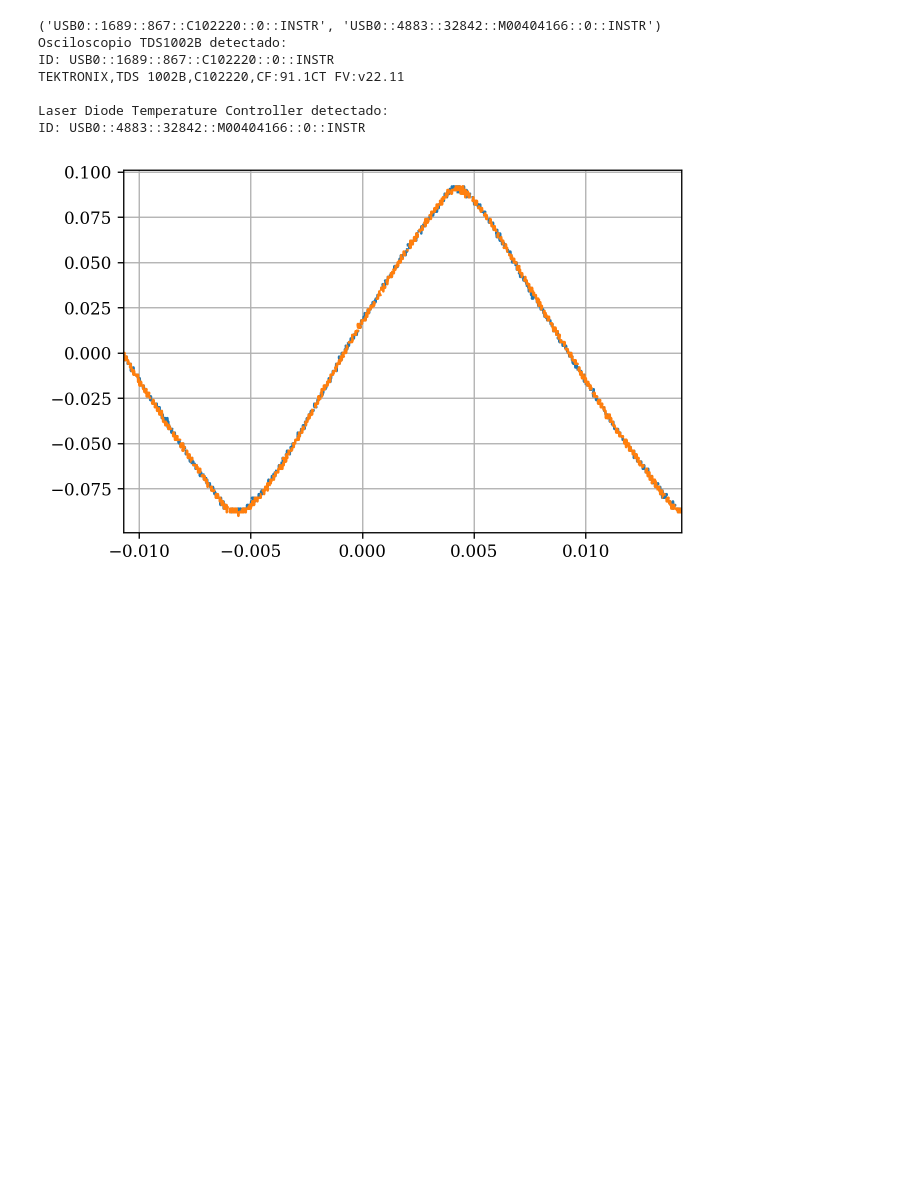
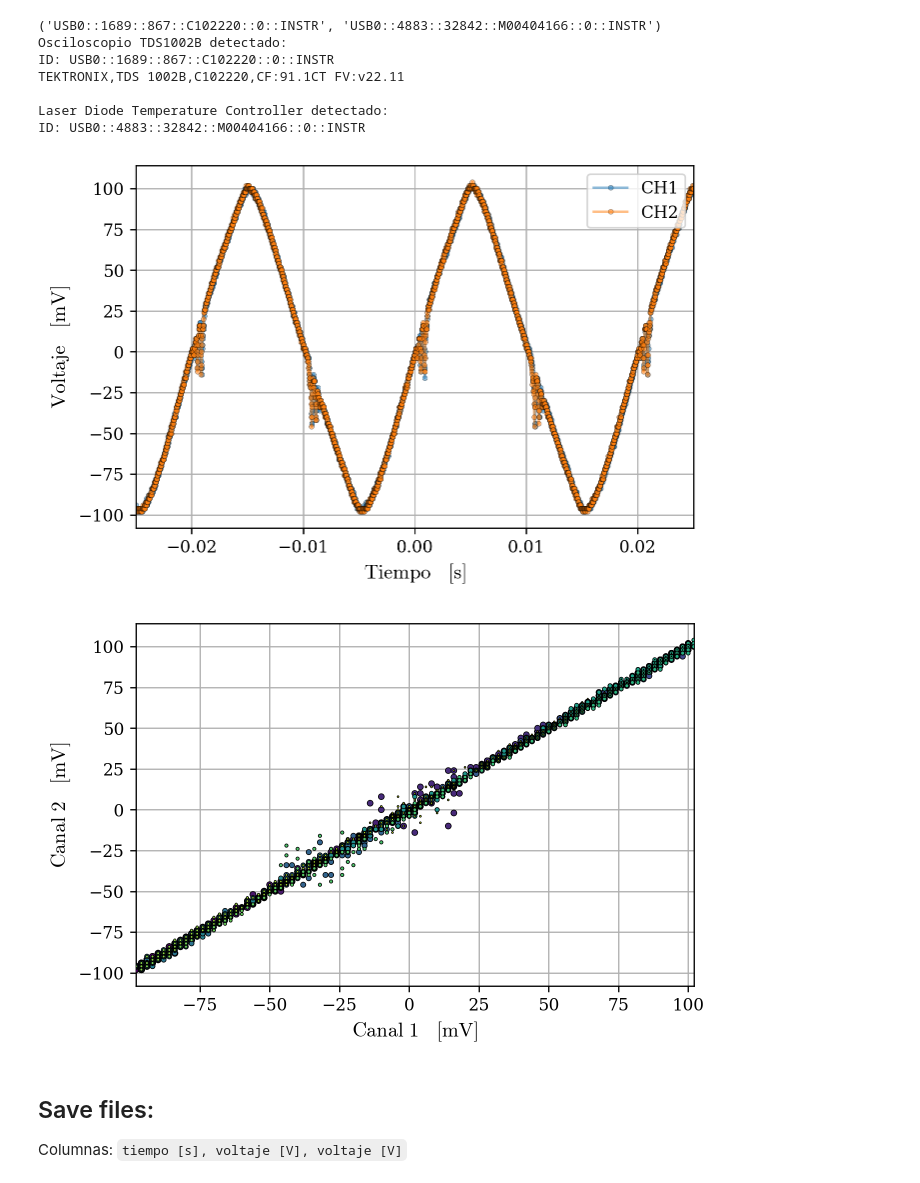
Before and after one commit to agustinbrusco/Laboratorio5, a Jupyter notebook: Datos y código - Práctica 2/espectroscopia_laser_adquisicion.ipynb, the cells around one changed output. Saved outputs shown, nothing was run; the diff lists cells and outputs as text; code cells hidden in the pictures; blank space fills up the shorter version.

Commit message:
progreso plots

```diff
--- a/Datos y código - Práctica 2/espectroscopia_laser_adquisicion.ipynb
+++ b/Datos y código - Práctica 2/espectroscopia_laser_adquisicion.ipynb
@@ -49,13 +49,36 @@ TEKTRONIX,TDS 1002B,C102220,CF:91.1CT FV:v22.11
 
 Laser Diode Temperature Controller detectado:
 ID: USB0::4883::32842::M00404166::0::INSTR
-# %%
-t1, CH1 = osci.read_data(0)
-t2, CH2 = osci.read_data(1)
-
-plt.figure()
-plt.plot(t1, CH1, '-.')
-plt.plot(t2, CH2, '-.')
-plt.show()
-# %% [output]
-[figure, removed]
+# %%
+volt_scale = 'mV'
+scale_dict = {'V': 1e0, 'mV': 1e3,}
+
+tiempo, channel1 = osci.read_data(0)  # s, V
+tiempo, channel2 = osci.read_data(1)  # s, V
+
+
+plt.figure()
+plt.plot(tiempo, channel1*scale_dict[volt_scale], '.-',
+         **MARKER_FMT, alpha=0.5, label='CH1')
+plt.plot(tiempo, channel2*scale_dict[volt_scale], '.-',
+         **MARKER_FMT, alpha=0.5, label='CH2')
+plt.legend()
+plt.xlabel('$\mathrm{Tiempo}\quad\mathrm{[s]}$')
+plt.ylabel('$\mathrm{Voltaje}\quad\mathrm{['+volt_scale+']}$')
+plt.show()
+
+plt.figure()
+plt.scatter(channel1*scale_dict[volt_scale],
+            channel2*scale_dict[volt_scale],
+            s=7*(1 - tiempo/tiempo[-1]), c=tiempo,
+            linewidths=0.45, edgecolors='k', zorder=10)
+plt.xlabel('$\mathrm{Canal\ 1}\quad\mathrm{['+volt_scale+']}$')
+plt.ylabel('$\mathrm{Canal\ 2}\quad\mathrm{['+volt_scale+']}$')
+plt.show()
+# %% [output]
+[figure, added]
+[figure, added]
+# %% [markdown]
+## Save files:
+
+Columnas: `tiempo [s], voltaje [V], voltaje [V]`
```
Also changed, not shown: parts of 1 cell of this notebook.
